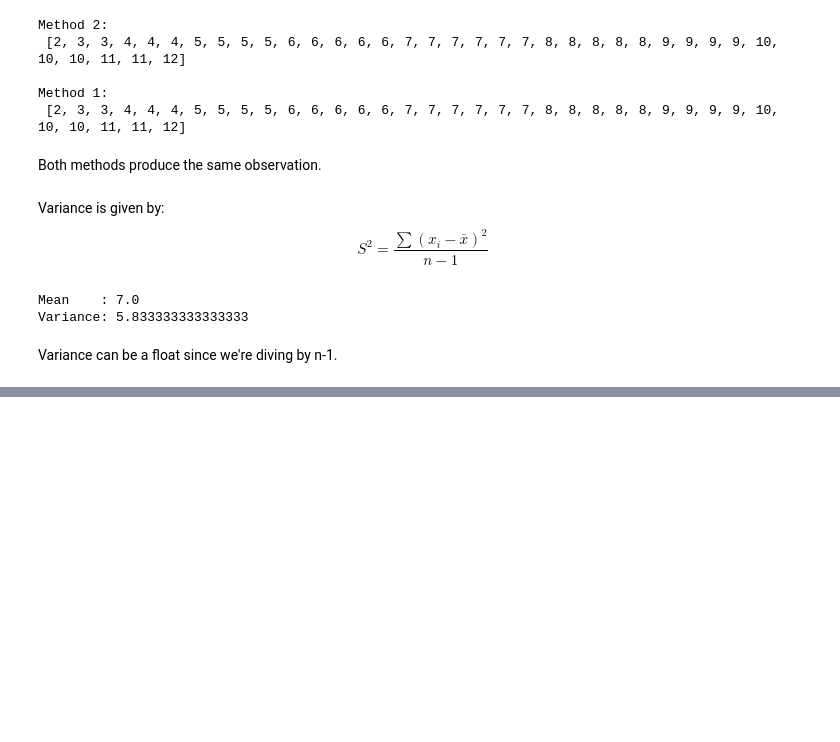
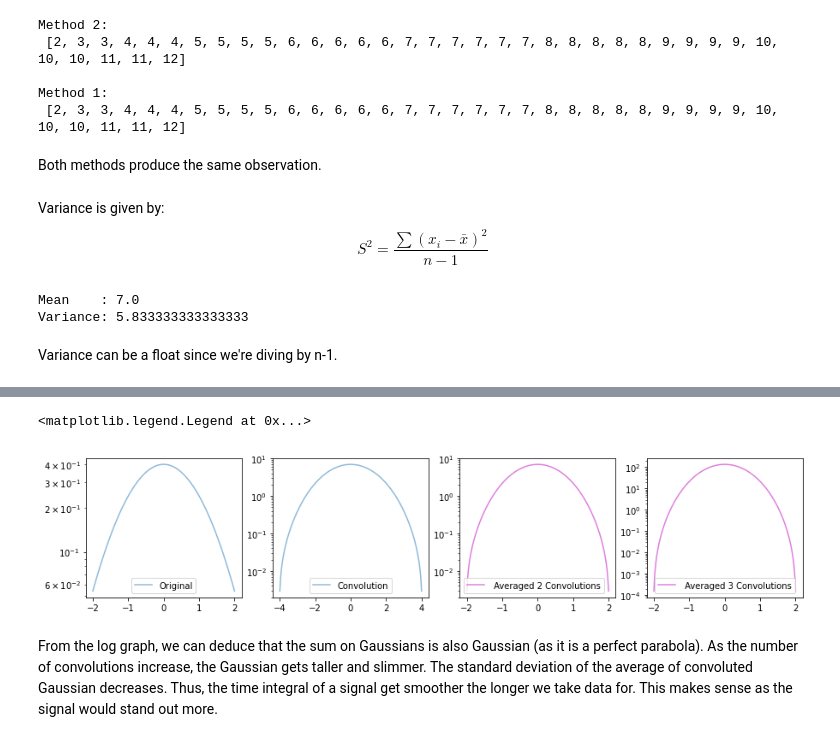
Before and after one commit to mishra2201/PHYS_434, a Jupyter notebook: HW/HW_2.ipynb, the cells around one changed output, grey strips where cells are left out. Cells and saved outputs as stored; diff of their text form; code cells hidden in the pictures; blank space fills up the shorter version.

```diff
--- a/HW/HW_2.ipynb
+++ b/HW/HW_2.ipynb
@@ -123,0 +190,38 @@ Variance can be a float since we're diving by n-1.
+# %%
+fig,(ax1,ax2,ax3,ax4)= plt.subplots(1,4,figsize=(15,3))
+d = np.linspace(-2,2,100)
+p=stats.norm.pdf(d)
+h=ax1.plot(d,p, alpha=0.5,label="Original")  #Probability distribution to be convolved
+ax1.set_yscale("log")
+
+n=2
+d = np.linspace(-4,4,199)
+c2=np.convolve(p,p)
+h=ax2.plot(d,c2,alpha=0.5,label="Convolution")  # Convolved Probability Distribution
+ax2.set_yscale("log")
+
+ax2.legend()
+ax1.legend()
+
+#Averaging the convolution
+n=2
+d = np.linspace(-4,4,199)/n
+c2=np.convolve(p,p)
+h=ax3.plot(d,c2,alpha=0.5,label=" Averaged 2 Convolutions",c="m")  # Convolved Probability Distribution
+ax3.set_yscale("log")
+
+n=3
+d = np.linspace(-6,6,298)/n
+c3=np.convolve(c2,p)
+h=ax4.plot(d,c3,alpha=0.5,label=" Averaged 3 Convolutions",c="m")  # Convolved Probability Distribution
+ax4.set_yscale("log")
+
+
+ax3.legend()
+ax4.legend()
+# %% [output]
+<matplotlib.legend.Legend at 0x...>
+[figure, added]
+# %% [markdown]
+From the log graph, we can deduce that the sum on Gaussians is also Gaussian (as it is a perfect parabola).
+As the number of convolutions increase, the Gaussian gets taller and slimmer. The standard deviation of the average of convoluted Gaussian decreases. Thus, the time integral of a signal get smoother the longer we take data for. This makes sense as the signal would stand out more.
```
Also changed, not shown: parts of 13 cells of this notebook.
